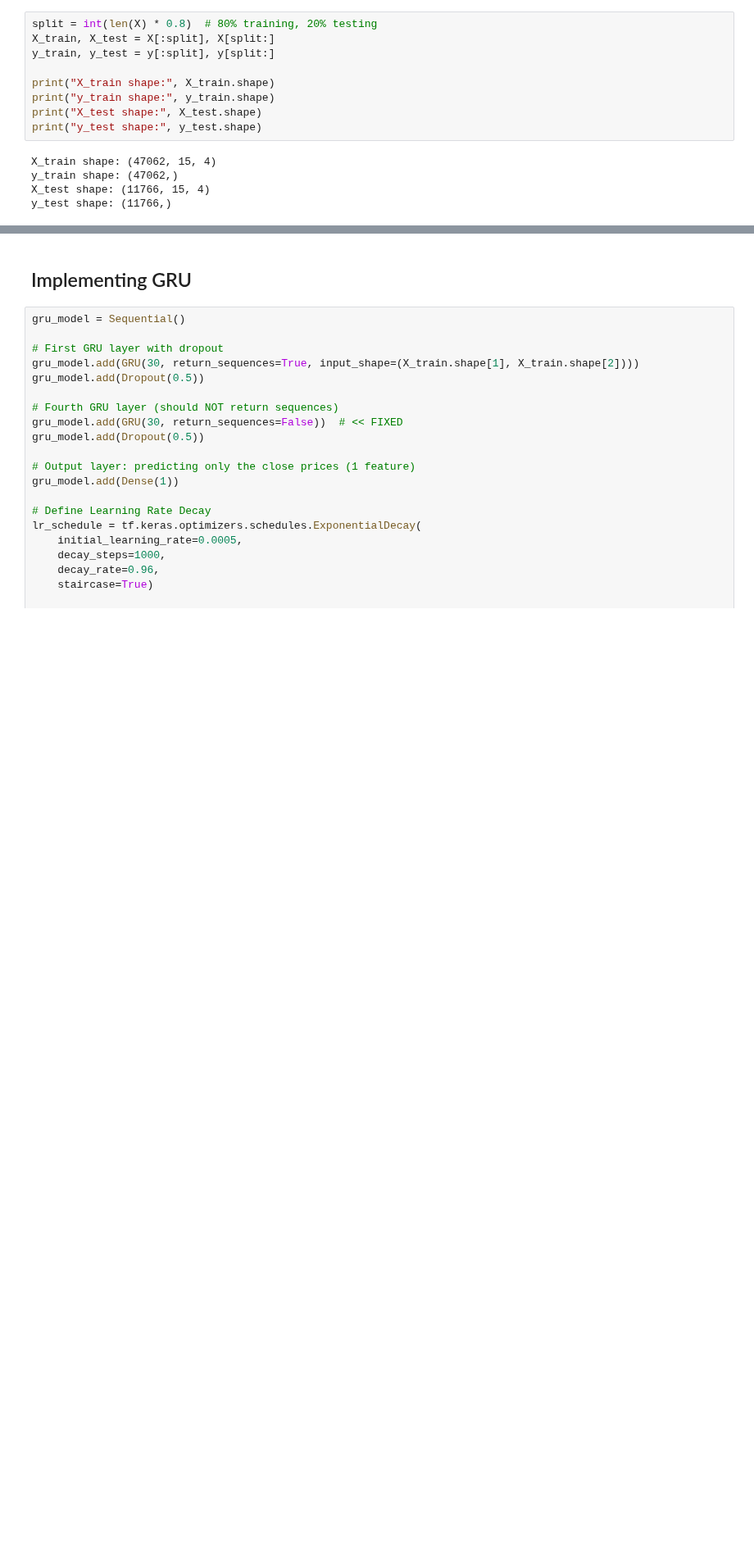
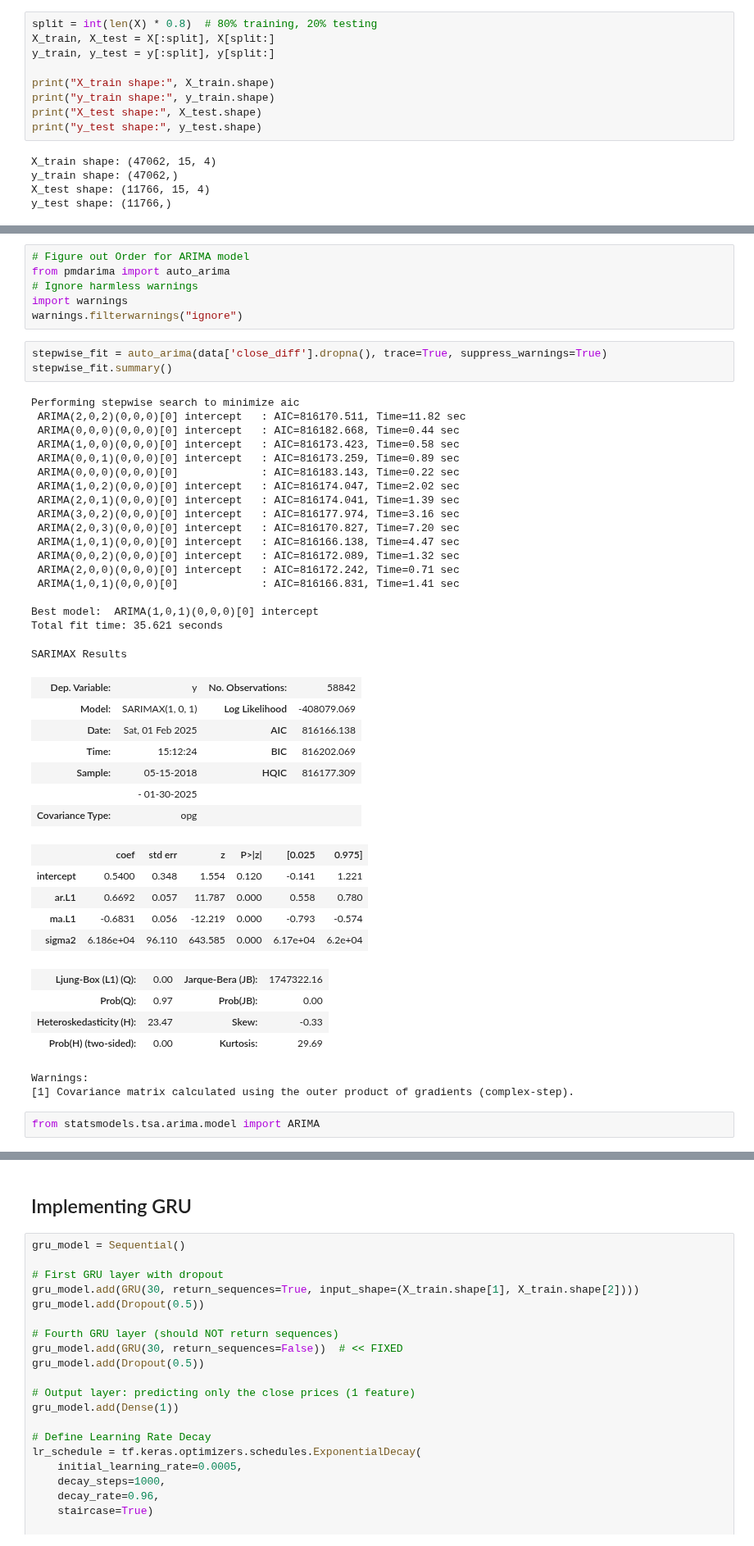
Before and after one commit to alexzheng123/EC331-project, a Jupyter notebook: code/bitcoin_forecasting.ipynb, the cells around one changed output, grey strips where cells are left out. Shown at 82% size. Saved outputs shown, nothing was run; the diff lists cells and outputs as text; blank space fills up the shorter version.

```diff
--- a/code/bitcoin_forecasting.ipynb
+++ b/code/bitcoin_forecasting.ipynb
@@ -71,0 +106,48 @@ y_test shape: (11766,)
+# %%
+# Figure out Order for ARIMA model
+from pmdarima import auto_arima
+# Ignore harmless warnings
+import warnings
+warnings.filterwarnings("ignore")
+# %%
+stepwise_fit = auto_arima(data['close_diff'].dropna(), trace=True, suppress_warnings=True)
+stepwise_fit.summary()
+# %% [output]
+Performing stepwise search to minimize aic
+ ARIMA(2,0,2)(0,0,0)[0] intercept   : AIC=816170.511, Time=11.82 sec
+ ARIMA(0,0,0)(0,0,0)[0] intercept   : AIC=816182.668, Time=0.44 sec
+ ARIMA(1,0,0)(0,0,0)[0] intercept   : AIC=816173.423, Time=0.58 sec
+ ARIMA(0,0,1)(0,0,0)[0] intercept   : AIC=816173.259, Time=0.89 sec
+ ARIMA(0,0,0)(0,0,0)[0]             : AIC=816183.143, Time=0.22 sec
+ ARIMA(1,0,2)(0,0,0)[0] intercept   : AIC=816174.047, Time=2.02 sec
+ ARIMA(2,0,1)(0,0,0)[0] intercept   : AIC=816174.041, Time=1.39 sec
+ ARIMA(3,0,2)(0,0,0)[0] intercept   : AIC=816177.974, Time=3.16 sec
+ ARIMA(2,0,3)(0,0,0)[0] intercept   : AIC=816170.827, Time=7.20 sec
+ ARIMA(1,0,1)(0,0,0)[0] intercept   : AIC=816166.138, Time=4.47 sec
+ ARIMA(0,0,2)(0,0,0)[0] intercept   : AIC=816172.089, Time=1.32 sec
+ ARIMA(2,0,0)(0,0,0)[0] intercept   : AIC=816172.242, Time=0.71 sec
+ ARIMA(1,0,1)(0,0,0)[0]             : AIC=816166.831, Time=1.41 sec
+
+Best model:  ARIMA(1,0,1)(0,0,0)[0] intercept
+Total fit time: 35.621 seconds
+SARIMAX Results
+| Dep. Variable: | y | No. Observations: | 58842 |
+| Model: | SARIMAX(1, 0, 1) | Log Likelihood | -408079.069 |
+| Date: | Sat, 01 Feb 2025 | AIC | 816166.138 |
+| Time: | 15:12:24 | BIC | 816202.069 |
+| Sample: | 05-15-2018 | HQIC | 816177.309 |
+|  | - 01-30-2025 |  |  |
+| Covariance Type: | opg |  |  |
+|  | coef | std err | z | P>|z| | [0.025 | 0.975] |
+| intercept | 0.5400 | 0.348 | 1.554 | 0.120 | -0.141 | 1.221 |
+| ar.L1 | 0.6692 | 0.057 | 11.787 | 0.000 | 0.558 | 0.780 |
+| ma.L1 | -0.6831 | 0.056 | -12.219 | 0.000 | -0.793 | -0.574 |
+| sigma2 | 6.186e+04 | 96.110 | 643.585 | 0.000 | 6.17e+04 | 6.2e+04 |
+| Ljung-Box (L1) (Q): | 0.00 | Jarque-Bera (JB): | 1747322.16 |
+| Prob(Q): | 0.97 | Prob(JB): | 0.00 |
+| Heteroskedasticity (H): | 23.47 | Skew: | -0.33 |
+| Prob(H) (two-sided): | 0.00 | Kurtosis: | 29.69 |
+Warnings:
+[1] Covariance matrix calculated using the outer product of gradients (complex-step).
+# %%
+from statsmodels.tsa.arima.model import ARIMA
```
Also changed, not shown: parts of 18 cells of this notebook.
